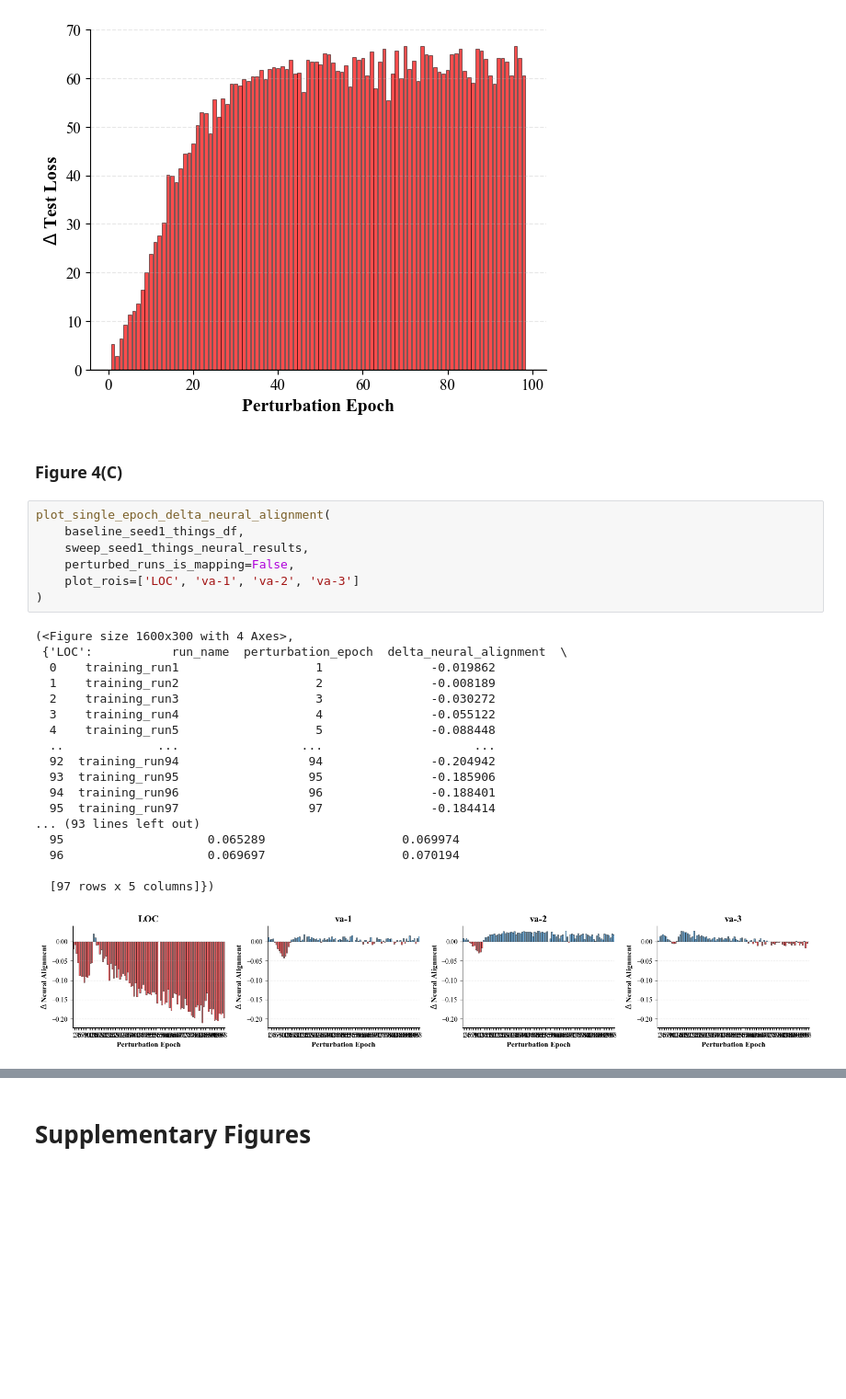
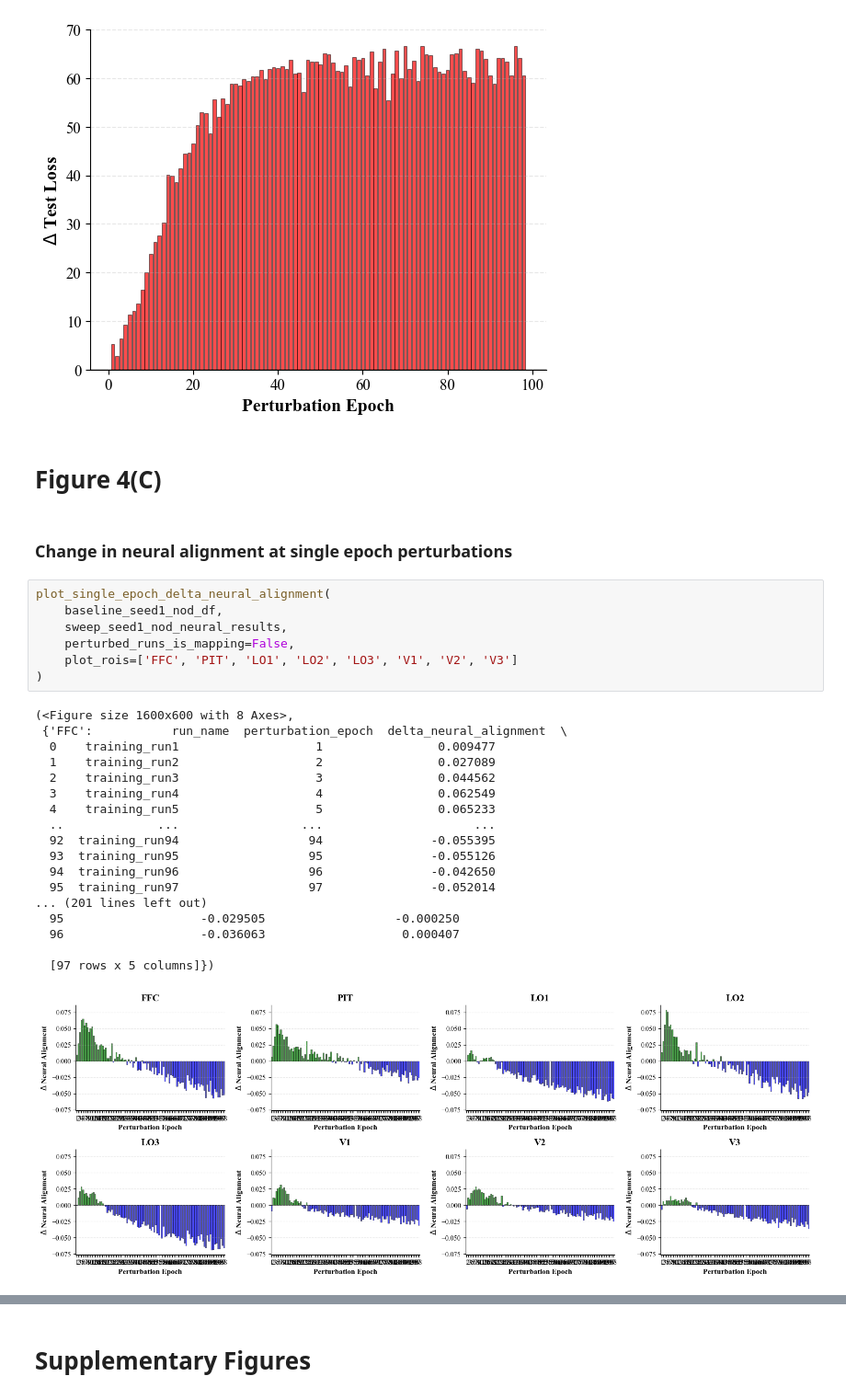
Before and after one commit to marrenj/cvpr_perturbations, a Jupyter notebook: notebooks/figures/all_figures.ipynb, the cells around one changed output, grey strips where cells are left out. Shown at 92% size. Saved outputs shown, nothing was run; the diff lists cells and outputs as text; blank space fills up the shorter version.

Commit message:
Confirm seed replication

```diff
--- a/notebooks/figures/all_figures.ipynb
+++ b/notebooks/figures/all_figures.ipynb
@@ -1031,30 +1578,32 @@ plot_single_epoch_delta_test_loss(baseline_seed1_ba_results, sweep_seed1_ba_resu
 <Axes: xlabel='Perturbation Epoch', ylabel='$\\Delta$ Test Loss'>
 [figure]
 # %% [markdown]
-### Figure 4(C)
+# Figure 4(C)
+# %% [markdown]
+### Change in neural alignment at single epoch perturbations
 # %%
 plot_single_epoch_delta_neural_alignment(
-    baseline_seed1_things_df,
-    sweep_seed1_things_neural_results,
+    baseline_seed1_nod_df,
+    sweep_seed1_nod_neural_results,
     perturbed_runs_is_mapping=False,
-    plot_rois=['LOC', 'va-1', 'va-2', 'va-3']
+    plot_rois=['FFC', 'PIT', 'LO1', 'LO2', 'LO3', 'V1', 'V2', 'V3']
 )
 # %% [output]
-(<Figure size 1600x300 with 4 Axes>,
- {'LOC':           run_name  perturbation_epoch  delta_neural_alignment  \
-  0    training_run1                   1               -0.019862
-  1    training_run2                   2               -0.008189
-  2    training_run3                   3               -0.030272
-  3    training_run4                   4               -0.055122
-  4    training_run5                   5               -0.088448
+(<Figure size 1600x600 with 8 Axes>,
+ {'FFC':           run_name  perturbation_epoch  delta_neural_alignment  \
+  0    training_run1                   1                0.009477
+  1    training_run2                   2                0.027089
+  2    training_run3                   3                0.044562
+  3    training_run4                   4                0.062549
+  4    training_run5                   5                0.065233
   ..             ...                 ...                     ...
-  92  training_run94                  94               -0.204942
-  93  training_run95                  95               -0.185906
-  94  training_run96                  96               -0.188401
-  95  training_run97                  97               -0.184414
-... (93 lines left out)
-  95                    0.065289                   0.069974
-  96                    0.069697                   0.070194
+  92  training_run94                  94               -0.055395
+  93  training_run95                  95               -0.055126
+  94  training_run96                  96               -0.042650
+  95  training_run97                  97               -0.052014
+... (201 lines left out)
+  95                   -0.029505                  -0.000250
+  96                   -0.036063                   0.000407
 
   [97 rows x 5 columns]})
-[figure, old version]
+[figure, new version]
```
Also changed, not shown: parts of 45 cells of this notebook, 12 other files.
